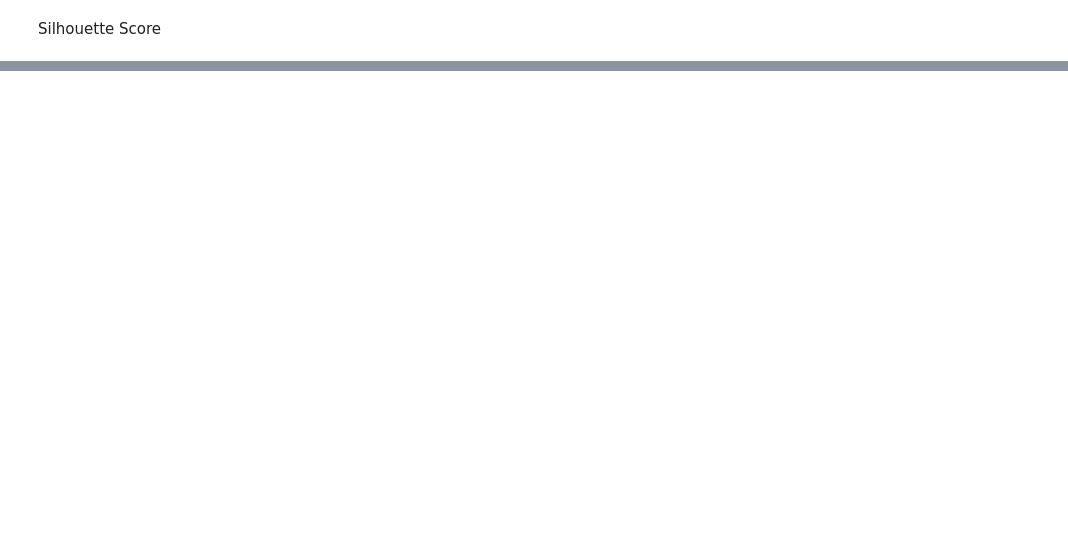
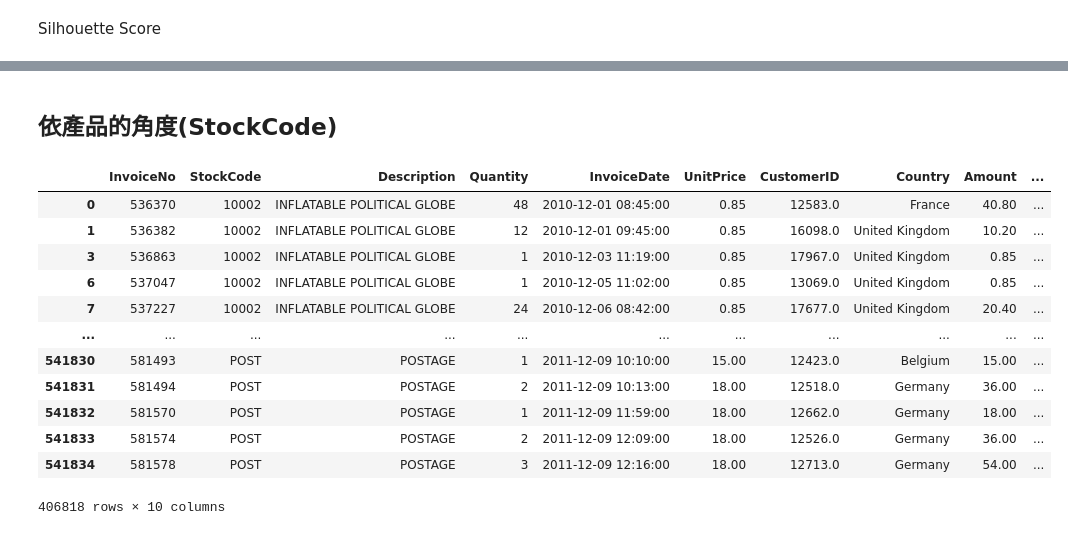
Before and after one commit to AcerPing/NTUT_FinancialBigData, a Jupyter notebook: 國立臺北科技大學_金融大數據_作業5_集群分析(20230526).ipynb, the cells around one changed output, grey strips where cells are left out. Cells and saved outputs as stored; diff of their text form; code cells hidden in the pictures; blank space fills up the shorter version.

```diff
--- a/國立臺北科技大學_金融大數據_作業5_集群分析(20230526).ipynb
+++ b/國立臺北科技大學_金融大數據_作業5_集群分析(20230526).ipynb
@@ -297,0 +260,21 @@ K 值: [2, 3, 4, 5, 6, 7, 8, 9, 10]
+# %% [markdown]
+<H2>依產品的角度(StockCode)
+# %%
+# Changing the datatype of StockCode as per Business understanding
+
+df['StockCode'] = df['StockCode'].astype(str)
+df
+# %% [output]
+|  | InvoiceNo | StockCode | Description | Quantity | InvoiceDate | UnitPrice | CustomerID | Country | Amount | ... |
+| 0 | 536370 | 10002 | INFLATABLE POLITICAL GLOBE | 48 | 2010-12-01 08:45:00 | 0.85 | 12583.0 | France | 40.80 | ... |
+| 1 | 536382 | 10002 | INFLATABLE POLITICAL GLOBE | 12 | 2010-12-01 09:45:00 | 0.85 | 16098.0 | United Kingdom | 10.20 | ... |
+| 3 | 536863 | 10002 | INFLATABLE POLITICAL GLOBE | 1 | 2010-12-03 11:19:00 | 0.85 | 17967.0 | United Kingdom | 0.85 | ... |
+| 6 | 537047 | 10002 | INFLATABLE POLITICAL GLOBE | 1 | 2010-12-05 11:02:00 | 0.85 | 13069.0 | United Kingdom | 0.85 | ... |
+| 7 | 537227 | 10002 | INFLATABLE POLITICAL GLOBE | 24 | 2010-12-06 08:42:00 | 0.85 | 17677.0 | United Kingdom | 20.40 | ... |
+| ... | ... | ... | ... | ... | ... | ... | ... | ... | ... | ... |
+| 541830 | 581493 | POST | POSTAGE | 1 | 2011-12-09 10:10:00 | 15.00 | 12423.0 | Belgium | 15.00 | ... |
+| 541831 | 581494 | POST | POSTAGE | 2 | 2011-12-09 10:13:00 | 18.00 | 12518.0 | Germany | 36.00 | ... |
+| 541832 | 581570 | POST | POSTAGE | 1 | 2011-12-09 11:59:00 | 18.00 | 12662.0 | Germany | 18.00 | ... |
+| 541833 | 581574 | POST | POSTAGE | 2 | 2011-12-09 12:09:00 | 18.00 | 12526.0 | Germany | 36.00 | ... |
+| 541834 | 581578 | POST | POSTAGE | 3 | 2011-12-09 12:16:00 | 18.00 | 12713.0 | Germany | 54.00 | ... |
+406818 rows × 10 columns
```
Also changed, not shown: parts of 18 cells of this notebook.
